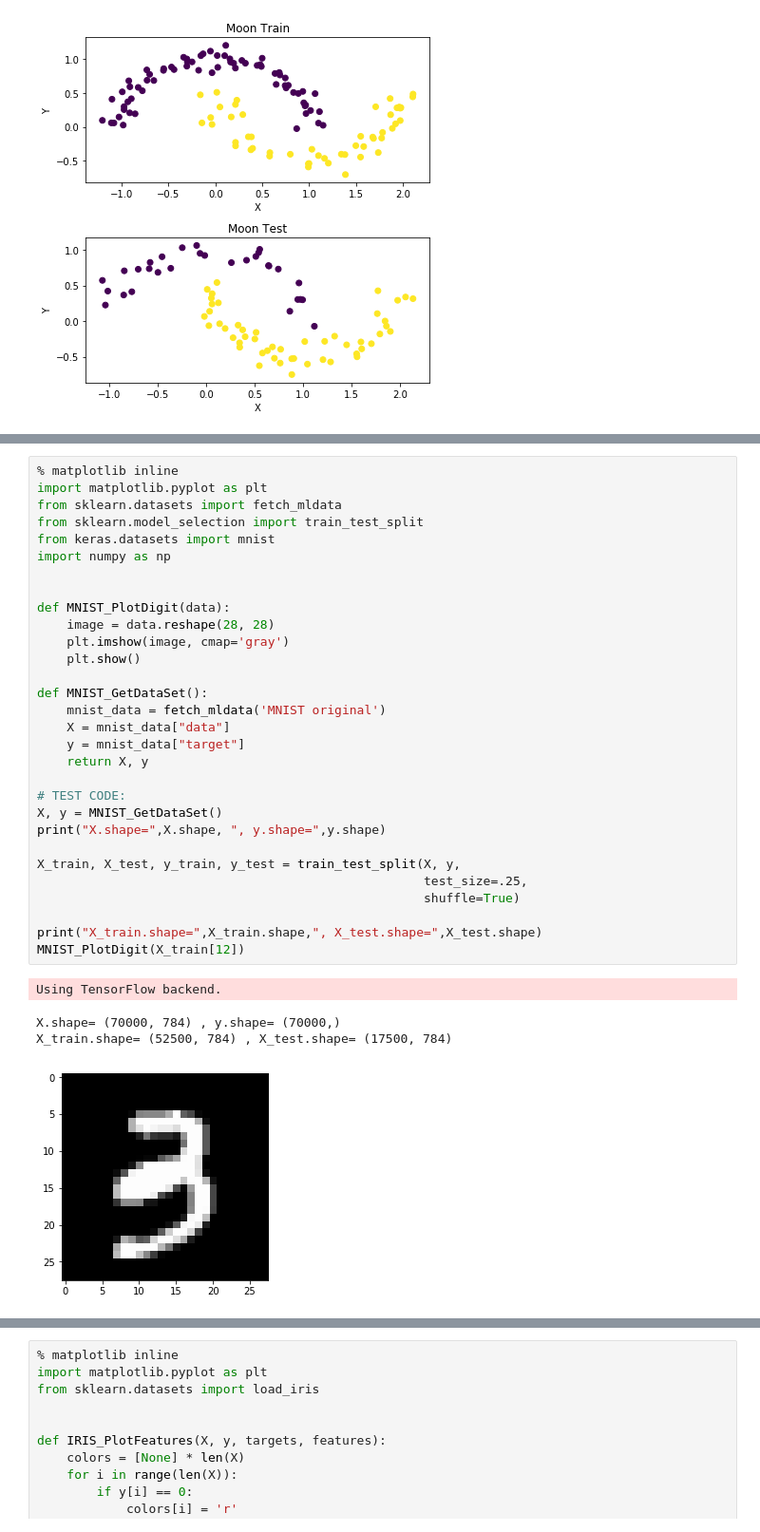
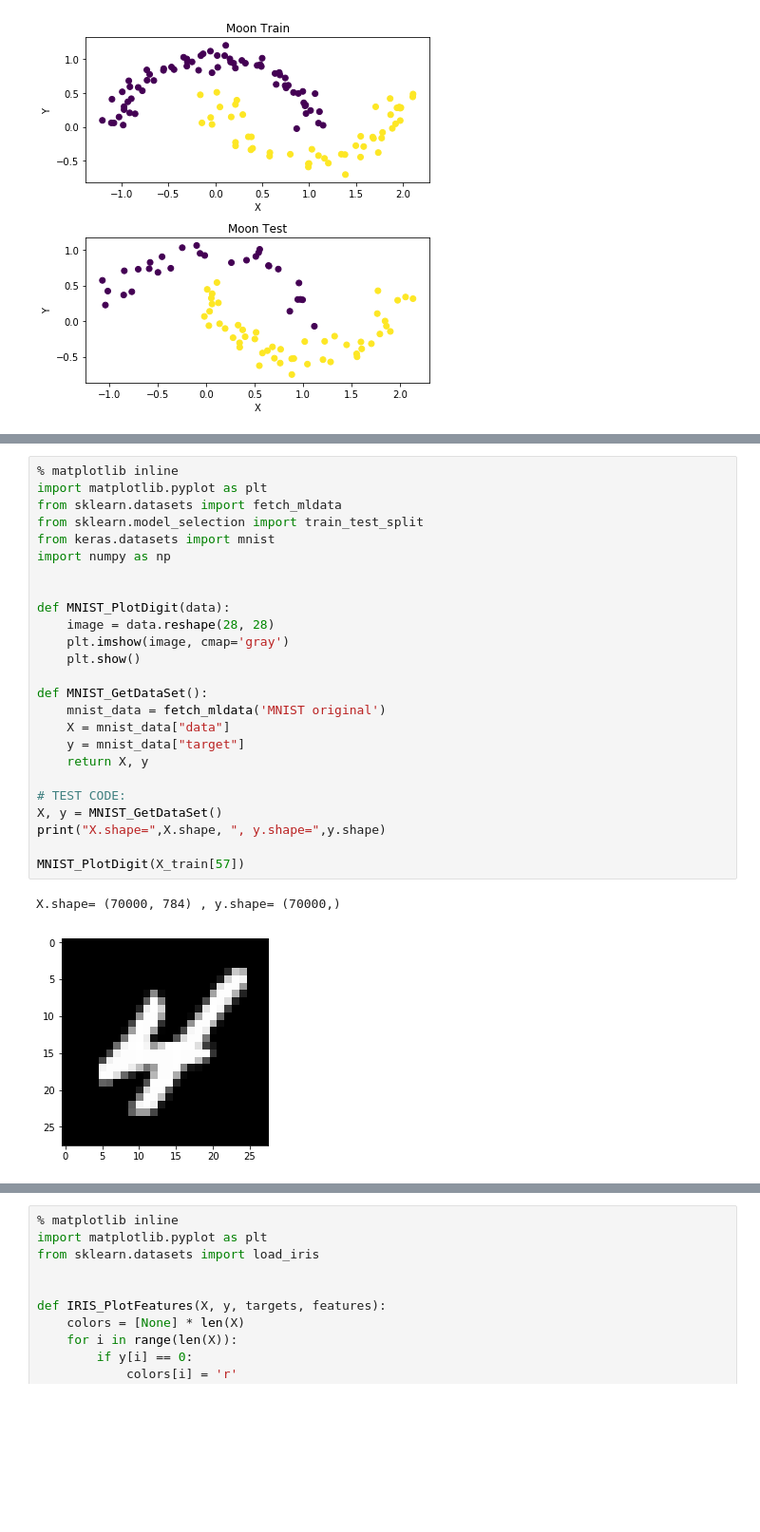
Before and after one commit to jeppestaerk/ITMAL, a Jupyter notebook: L03/dataset.ipynb, the cells around one changed output, grey strips where cells are left out. Shown at 95% size. Drawn from its saved outputs; the diff is of its cells as text; blank space fills up the shorter version.

```diff
--- a/L03/dataset.ipynb
+++ b/L03/dataset.ipynb
@@ -125,38 +125,31 @@ Also create a `MNIST_PlotDigit()`, that is able to plot a single digit from the
 # %%
 % matplotlib inline
 import matplotlib.pyplot as plt
 from sklearn.datasets import fetch_mldata
 from sklearn.model_selection import train_test_split
 from keras.datasets import mnist
 import numpy as np
 
 
 def MNIST_PlotDigit(data):
     image = data.reshape(28, 28)
     plt.imshow(image, cmap='gray')
     plt.show()
 
 def MNIST_GetDataSet():
     mnist_data = fetch_mldata('MNIST original')
     X = mnist_data["data"]
     y = mnist_data["target"]
     return X, y
 
 # TEST CODE:
 X, y = MNIST_GetDataSet()
 print("X.shape=",X.shape, ", y.shape=",y.shape)
 
-X_train, X_test, y_train, y_test = train_test_split(X, y,
-                                                    test_size=.25,
-                                                    shuffle=True)
-
-print("X_train.shape=",X_train.shape,", X_test.shape=",X_test.shape)
-MNIST_PlotDigit(X_train[12])
+MNIST_PlotDigit(X_train[57])
 # %% [output]
-Using TensorFlow backend.
+X.shape= (70000, 784) , y.shape= (70000,)
-X.shape= (70000, 784) , y.shape= (70000,)
-X_train.shape= (52500, 784) , X_test.shape= (17500, 784)
-[figure, old version]
+[figure, new version]
 # %% [markdown]
 ## Iris
 
```
Also changed, not shown: parts of 3 cells of this notebook, 2 other files.
